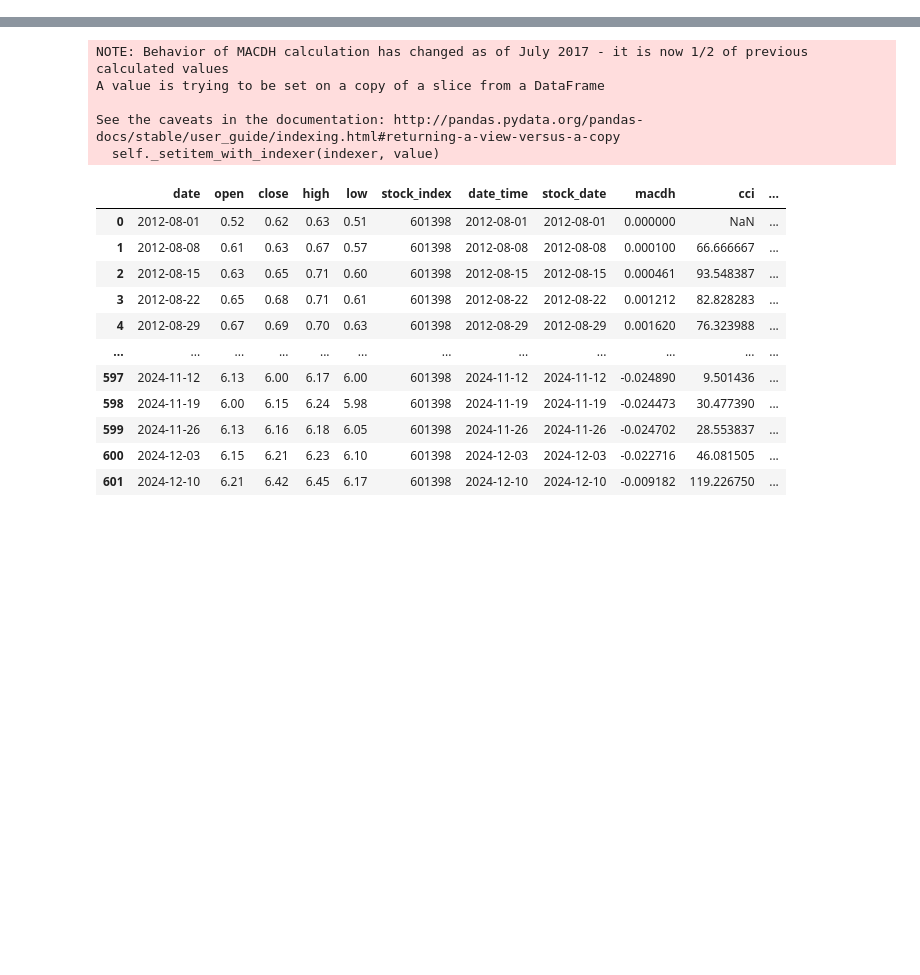
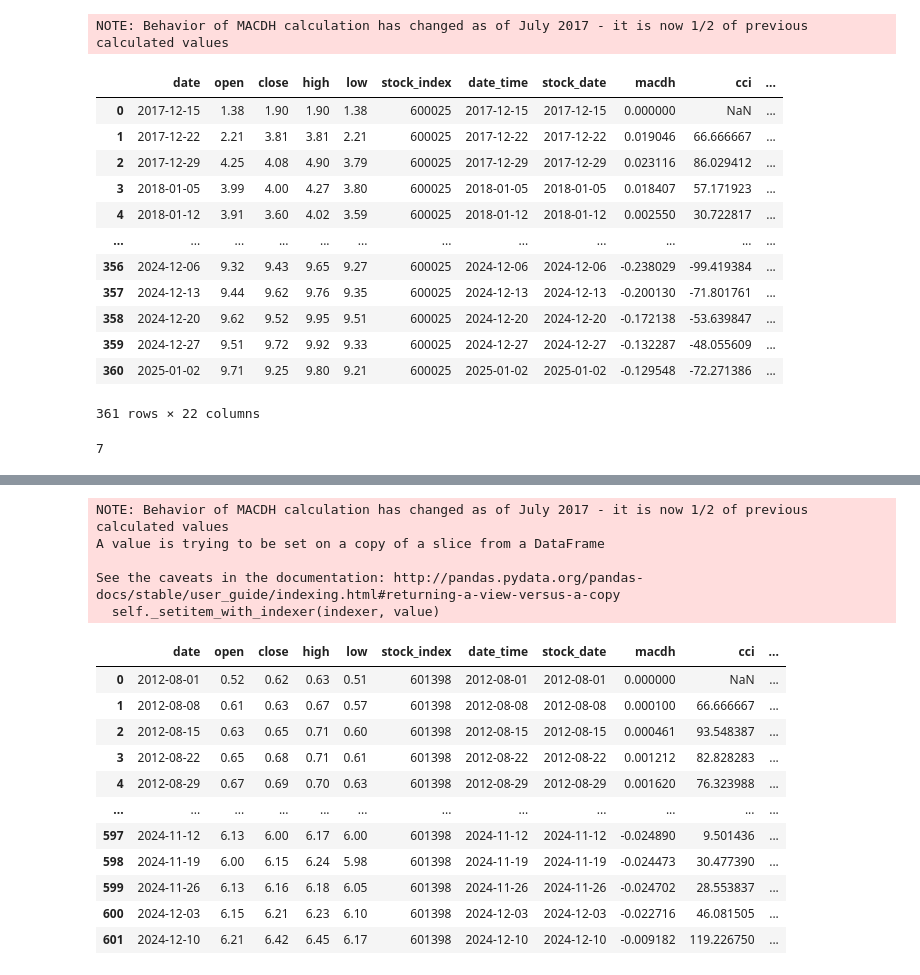
Before and after one commit to davidyuqiwei/stock_v2_dev, a Jupyter notebook: analysis/fuquan_data/macd_kdj_analysis/v1.ipynb, the cells around one changed output, grey strips where cells are left out. Cells and saved outputs as stored; diff of their text form; code cells hidden in the pictures; blank space fills up the shorter version.

```diff
--- a/analysis/fuquan_data/macd_kdj_analysis/v1.ipynb
+++ b/analysis/fuquan_data/macd_kdj_analysis/v1.ipynb
@@ -32,0 +38,21 @@ def get_stock_indicator(stock_df_in, if_print=False):
+# %%
+df_raw = GetDataFromDB.get_fuquan_all_one_stock_df(600025)
+start_from = df_raw.shape[0]%5
+df1 = df_raw.iloc[start_from:].copy(
+    deep=False).reset_index().sort_values("date")
+df_weekly = stock_index_v1.get_weekly_price(df1)
+# stock_kdj_ind = get_stock_indicator(df_weekly)
+# stock_kdj_ind
+# %%
+
+def get_weekly_price_v2(input_df: pd.DataFrame):
+    df1 = input_df
+    df2 = df1.groupby("week_group").min()
+    df3 = df1.groupby("week_group").max()
+    df4 = df1.groupby("week_group").last()
+    df5 = df1.groupby("week_group").first()
+    df2["high"] = df3["high"]
+    df2["close"] = df4["close"]
+    df2["open"] = df5["open"]
+    df2['stock_date'] = df3["date"]
+    return df2
@@ -32,0 +77,32 @@ def get_stock_indicator(stock_df_in, if_print=False):
+# %%
+df_raw = GetDataFromDB.get_fuquan_all_one_stock_df(600025)
+df_raw['datetime'] = pd.to_datetime(df_raw['date'])
+df_raw['week_group'] = df_raw['datetime'].dt.to_period(
+    'W-FRI').apply(lambda r: r.end_time.strftime("%Y-%m-%d"))
+# 添加一列表示星期几 (0=Monday, 6=Sunday)
+df3 = get_weekly_price_v2(df_raw)
+
+get_stock_indicator(df3)
+# %% [output]
+NOTE: Behavior of MACDH calculation has changed as of July 2017 - it is now 1/2 of previous calculated values
+|  | date | open | close | high | low | stock_index | date_time | stock_date | macdh | cci | ... |
+| 0 | 2017-12-15 | 1.38 | 1.90 | 1.90 | 1.38 | 600025 | 2017-12-15 | 2017-12-15 | 0.000000 | NaN | ... |
+| 1 | 2017-12-22 | 2.21 | 3.81 | 3.81 | 2.21 | 600025 | 2017-12-22 | 2017-12-22 | 0.019046 | 66.666667 | ... |
+| 2 | 2017-12-29 | 4.25 | 4.08 | 4.90 | 3.79 | 600025 | 2017-12-29 | 2017-12-29 | 0.023116 | 86.029412 | ... |
+| 3 | 2018-01-05 | 3.99 | 4.00 | 4.27 | 3.80 | 600025 | 2018-01-05 | 2018-01-05 | 0.018407 | 57.171923 | ... |
+| 4 | 2018-01-12 | 3.91 | 3.60 | 4.02 | 3.59 | 600025 | 2018-01-12 | 2018-01-12 | 0.002550 | 30.722817 | ... |
+| ... | ... | ... | ... | ... | ... | ... | ... | ... | ... | ... | ... |
+| 356 | 2024-12-06 | 9.32 | 9.43 | 9.65 | 9.27 | 600025 | 2024-12-06 | 2024-12-06 | -0.238029 | -99.419384 | ... |
+| 357 | 2024-12-13 | 9.44 | 9.62 | 9.76 | 9.35 | 600025 | 2024-12-13 | 2024-12-13 | -0.200130 | -71.801761 | ... |
+| 358 | 2024-12-20 | 9.62 | 9.52 | 9.95 | 9.51 | 600025 | 2024-12-20 | 2024-12-20 | -0.172138 | -53.639847 | ... |
+| 359 | 2024-12-27 | 9.51 | 9.72 | 9.92 | 9.33 | 600025 | 2024-12-27 | 2024-12-27 | -0.132287 | -48.055609 | ... |
+| 360 | 2025-01-02 | 9.71 | 9.25 | 9.80 | 9.21 | 600025 | 2025-01-02 | 2025-01-02 | -0.129548 | -72.271386 | ... |
+361 rows × 22 columns
+# %%
+date_object = datetime.strptime("2025-01-05", "%Y-%m-%d")
+
+# 获取星期几，使用 strftime 方法返回中文的星期几
+day_of_week = date_object.weekday()+1
+day_of_week
+# %% [output]
+7
```
Also changed, not shown: parts of 6 cells of this notebook, 23 other files.
